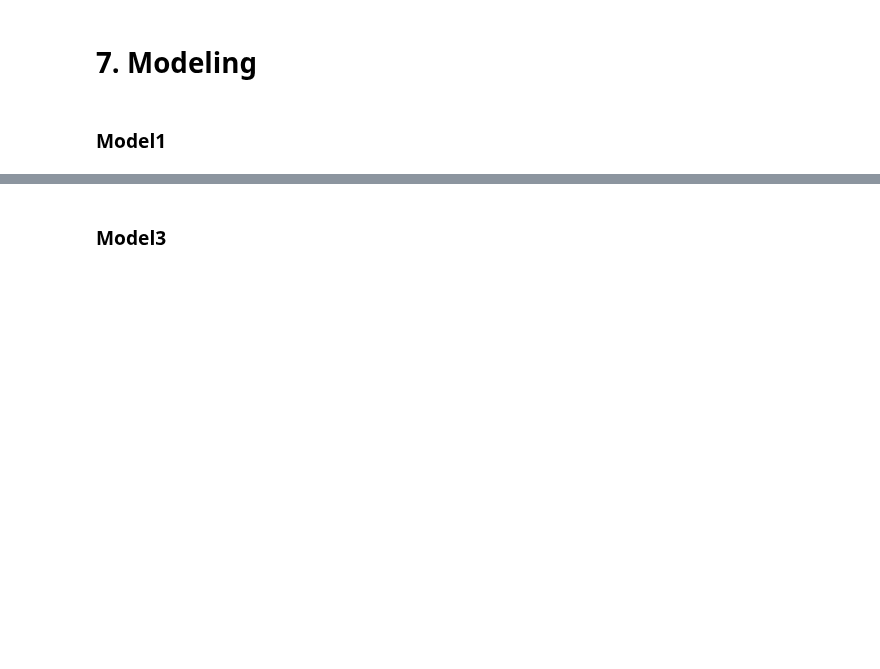
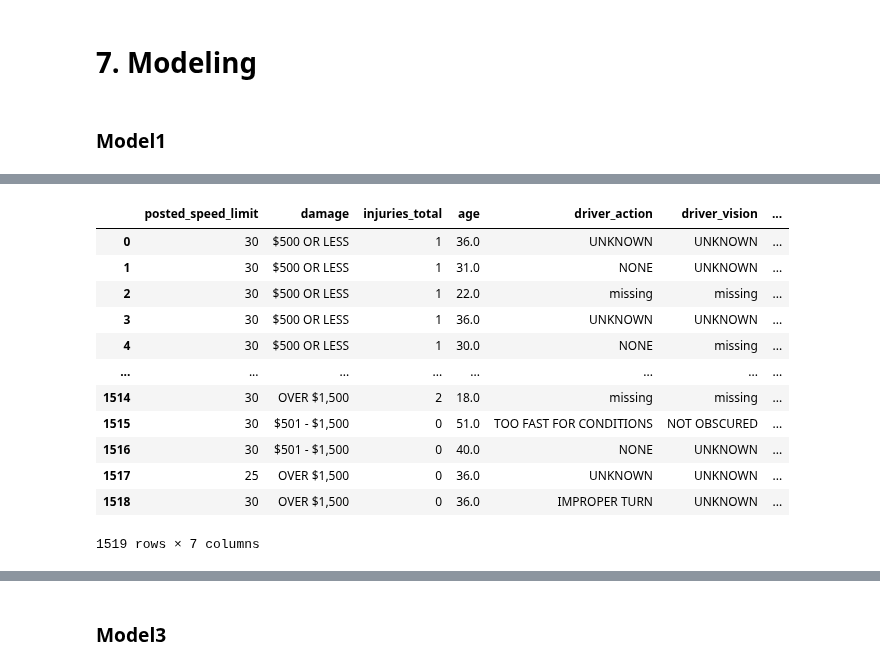
Before and after one commit to Ivan3864/dsc-Accidents-analysis, a Jupyter notebook: notebook.ipynb, the cells around one changed output, grey strips where cells are left out. Cells and saved outputs as stored; diff of their text form; code cells hidden in the pictures; blank space fills up the shorter version.

Commit message:
model2

```diff
--- a/notebook.ipynb
+++ b/notebook.ipynb
@@ -379,0 +382,18 @@ plt.show()
+# %%
+# perform a logisitic regression
+model2_df = cleaned_df3.loc[:,['posted_speed_limit', 'damage','injuries_total','age', 'driver_action','driver_vision', 'physical_condition']]
+model2_df
+# %% [output]
+|  | posted_speed_limit | damage | injuries_total | age | driver_action | driver_vision | ... |
+| 0 | 30 | $500 OR LESS | 1 | 36.0 | UNKNOWN | UNKNOWN | ... |
+| 1 | 30 | $500 OR LESS | 1 | 31.0 | NONE | UNKNOWN | ... |
+| 2 | 30 | $500 OR LESS | 1 | 22.0 | missing | missing | ... |
+| 3 | 30 | $500 OR LESS | 1 | 36.0 | UNKNOWN | UNKNOWN | ... |
+| 4 | 30 | $500 OR LESS | 1 | 30.0 | NONE | missing | ... |
+| ... | ... | ... | ... | ... | ... | ... | ... |
+| 1514 | 30 | OVER $1,500 | 2 | 18.0 | missing | missing | ... |
+| 1515 | 30 | $501 - $1,500 | 0 | 51.0 | TOO FAST FOR CONDITIONS | NOT OBSCURED | ... |
+| 1516 | 30 | $501 - $1,500 | 0 | 40.0 | NONE | UNKNOWN | ... |
+| 1517 | 25 | OVER $1,500 | 0 | 36.0 | UNKNOWN | UNKNOWN | ... |
+| 1518 | 30 | OVER $1,500 | 0 | 36.0 | IMPROPER TURN | UNKNOWN | ... |
+1519 rows × 7 columns
```
Also changed, not shown: parts of 46 cells of this notebook.
